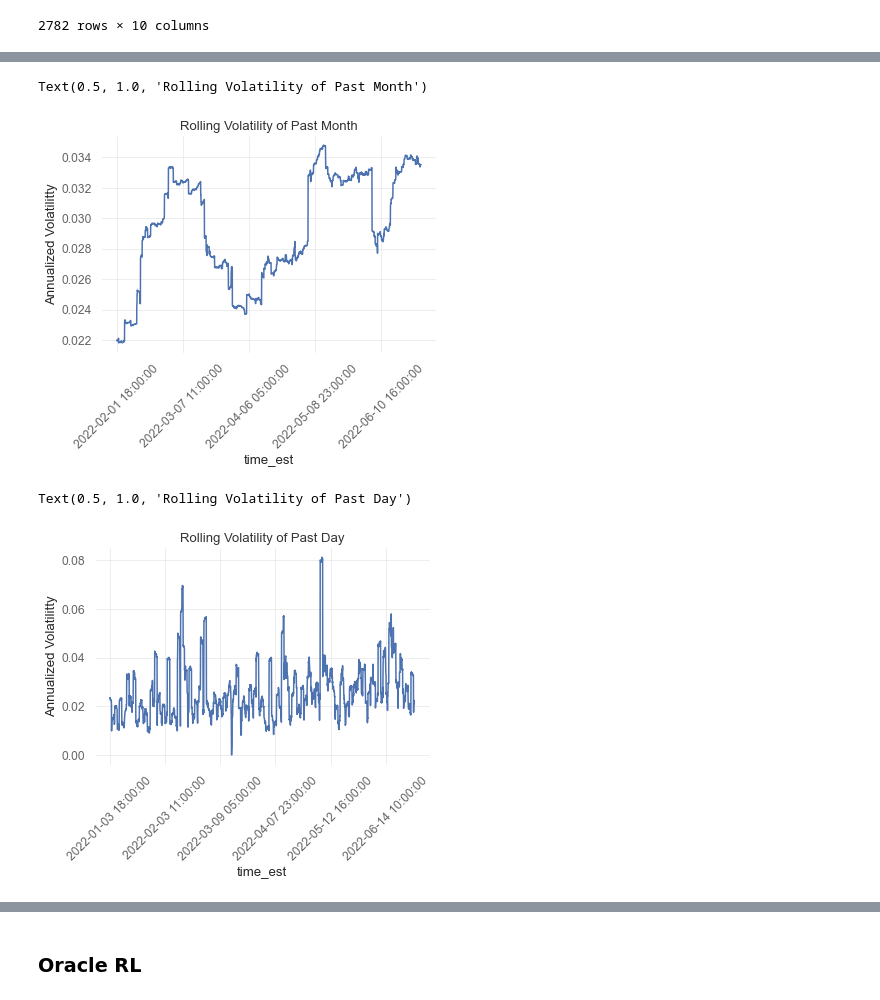
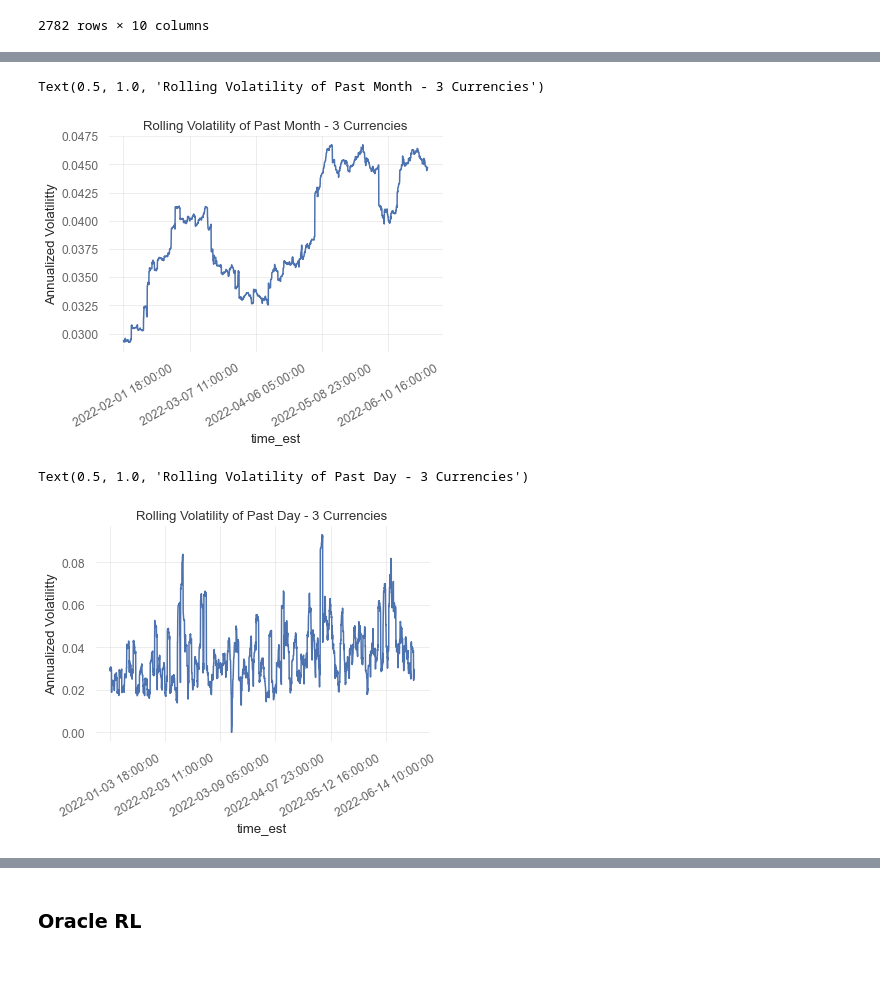
Before and after one commit to thEKurz/Reinforcment_Learning_FX, a Jupyter notebook: Oracles.ipynb, the cells around one changed output, grey strips where cells are left out. Drawn from its saved outputs; the diff is of its cells as text; code cells hidden in the pictures; blank space fills up the shorter version.

```diff
--- a/Oracles.ipynb
+++ b/Oracles.ipynb
@@ -41,4 +64,4 @@ curr_3 = hour_data_mid_usd_ret[['USD.EUR.SPOT', 'USD.JPY.SPOT', 'USD.CAD.SPOT']]
 # %%
-min_std_oracle_3 = np.abs(curr_3).min(axis=1)
+min_std_oracle_3 = curr_3.apply(lambda x: min(x, key=abs), axis=1)
 min_std_oracle_3.std()*(23*252)**(1/2)
 # %% [output]
@@ -51,21 +69,21 @@ min_std_oracle_3.std()*(23*252)**(1/2)
 # %%
 min_std_oracle_3_roll = (min_std_oracle_3.rolling(23*21).std()*(252*23)**(1/2)).dropna()
 min_std_oracle_3_roll.plot()
-plt.xticks(rotation=45)
+plt.xticks(rotation=30)
 plt.ylabel('Annualized Volatilitty')
-plt.title('Rolling Volatility of Past Month')
+plt.title('Rolling Volatility of Past Month - 3 Currencies')
 # %% [output]
-Text(0.5, 1.0, 'Rolling Volatility of Past Month')
+Text(0.5, 1.0, 'Rolling Volatility of Past Month - 3 Currencies')
-[figure, old version]
+[figure, new version]
 # %%
 min_std_oracle_3_roll = (min_std_oracle_3.rolling(23).std()*(23*252)**(1/2)).dropna()
 min_std_oracle_3_roll.plot()
-plt.xticks(rotation=45)
+plt.xticks(rotation=30)
 plt.ylabel('Annualized Volatilitty')
-plt.title('Rolling Volatility of Past Day')
+plt.title('Rolling Volatility of Past Day - 3 Currencies')
 # %% [output]
-Text(0.5, 1.0, 'Rolling Volatility of Past Day')
+Text(0.5, 1.0, 'Rolling Volatility of Past Day - 3 Currencies')
-[figure, old version]
+[figure, new version]
 # %%
 min_std_oracle_3_roll.idxmax()
 # %% [output]
```
Also changed, not shown: parts of 35 cells of this notebook, 4 other files.
